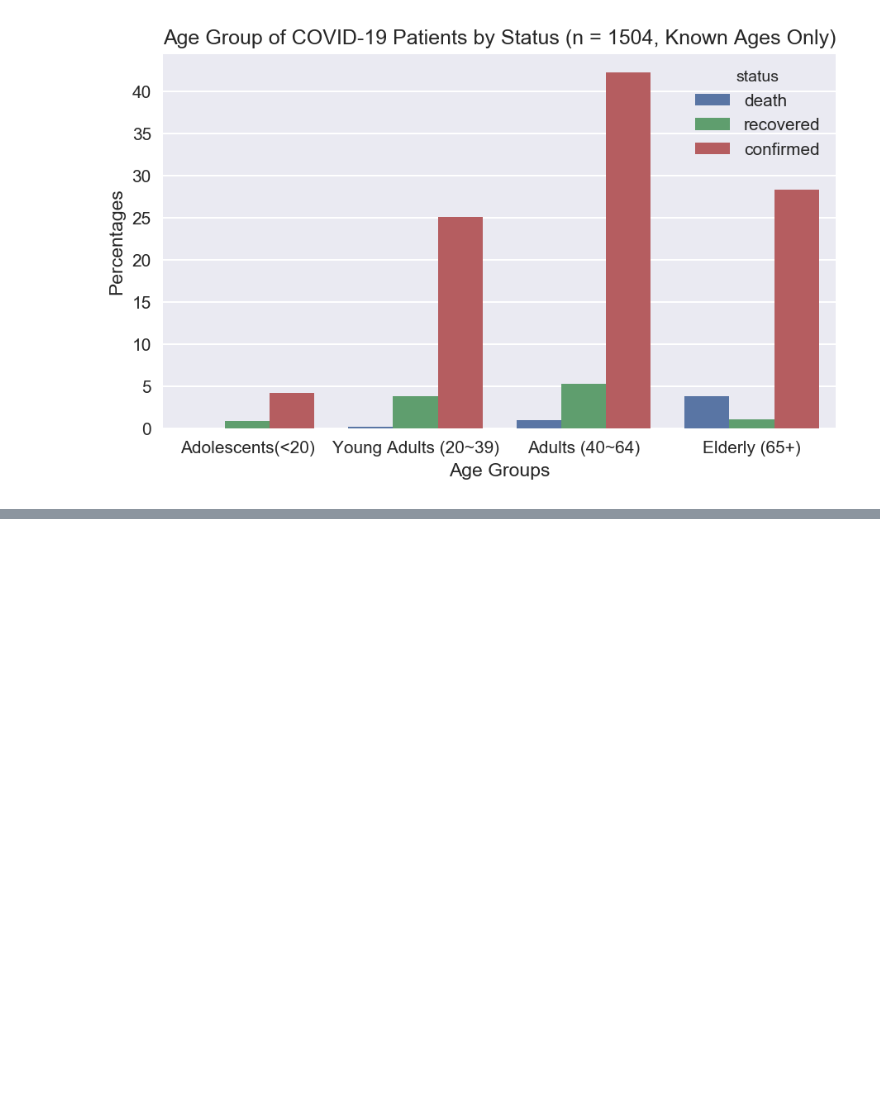
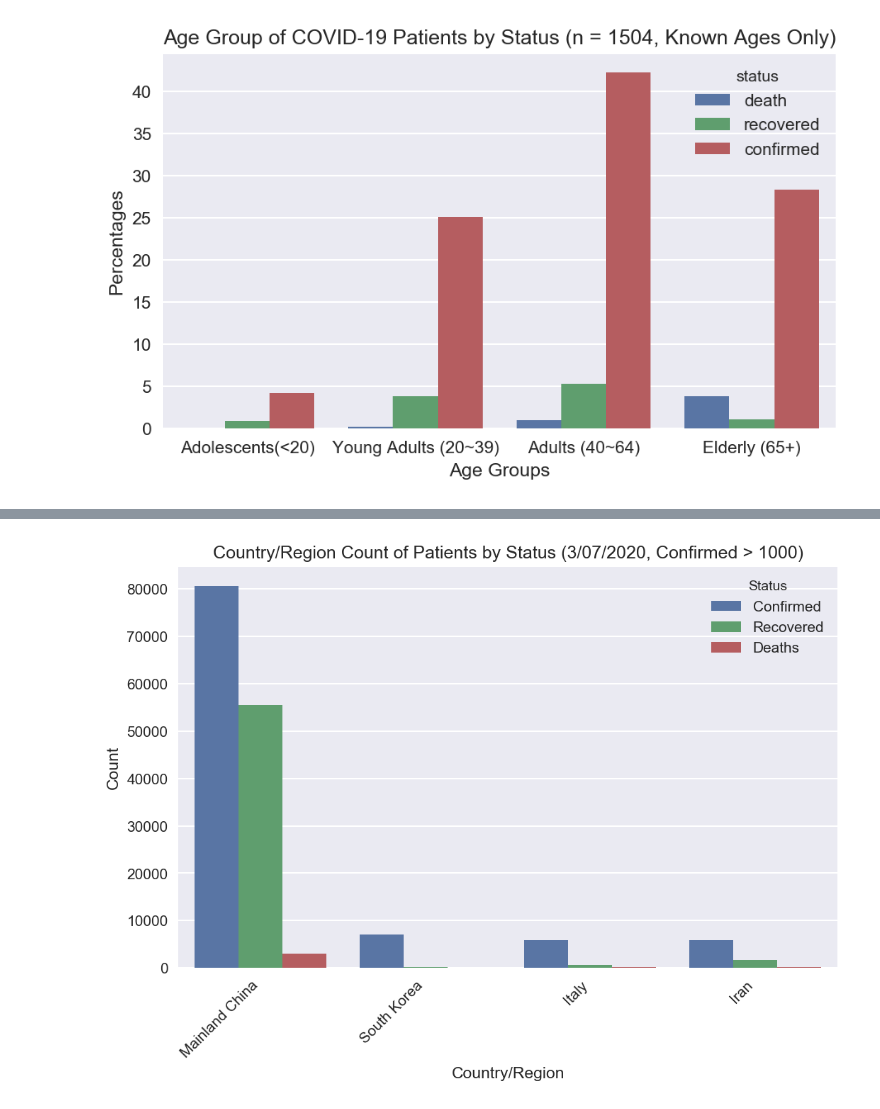
Before and after one commit to IgorBanin/COVID_final, a Jupyter notebook: Patient analysis.ipynb, the cells around one changed output, grey strips where cells are left out. Cells and saved outputs as stored; diff of their text form; code cells hidden in the pictures; blank space fills up the shorter version.

```diff
--- a/Patient analysis.ipynb
+++ b/Patient analysis.ipynb
@@ -114,0 +167,7 @@ age_plot
+# %%
+more = last_week[last_week['Confirmed'] > 1000]
+more = consolidate(more)
+plt.figure(figsize=(8,5), dpi=150)
+country_plot(more, '3/07/2020, Confirmed > 1000')
+# %% [output]
+[figure, added]
```
Also changed, not shown: parts of 15 cells of this notebook, 1 other file.
